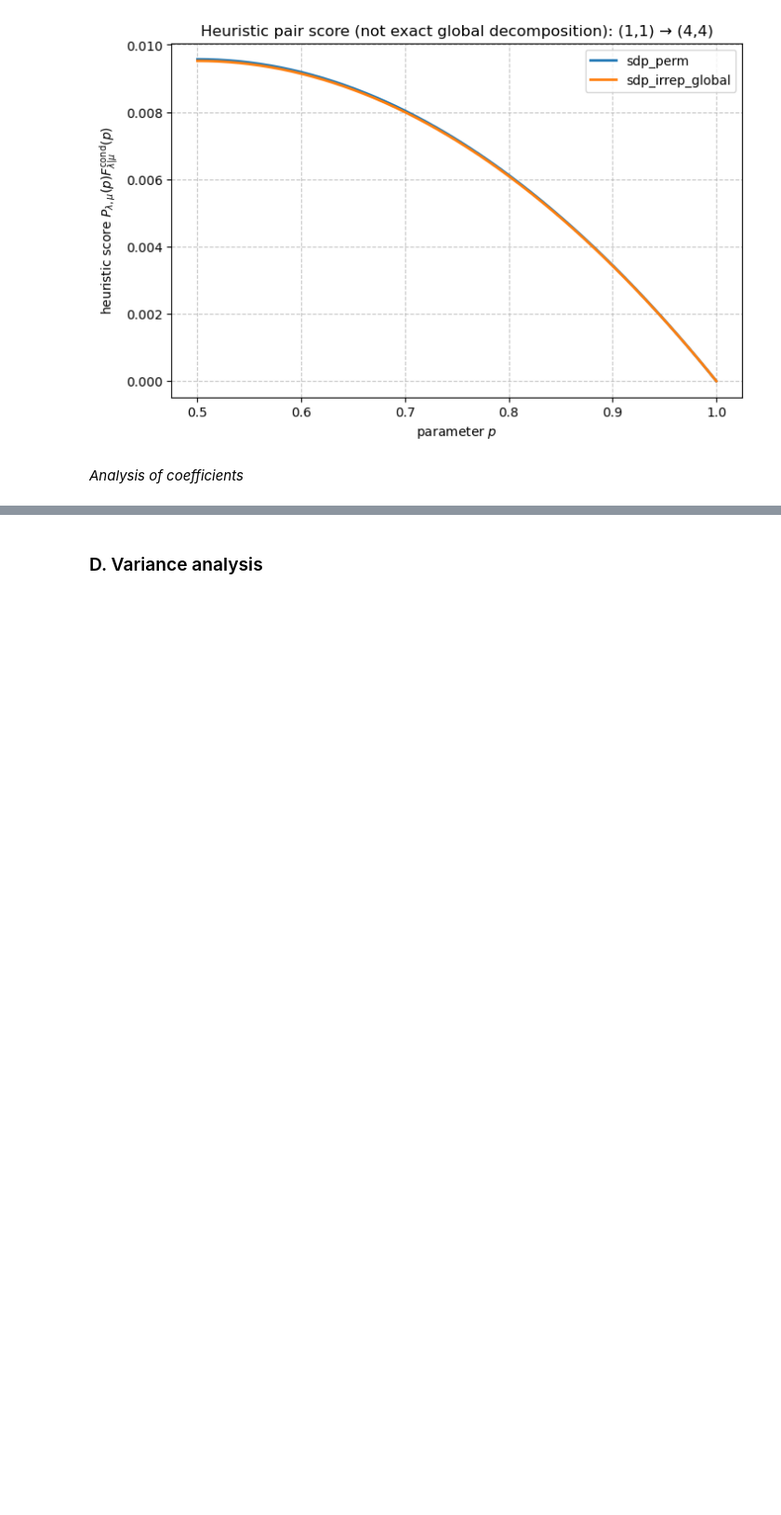
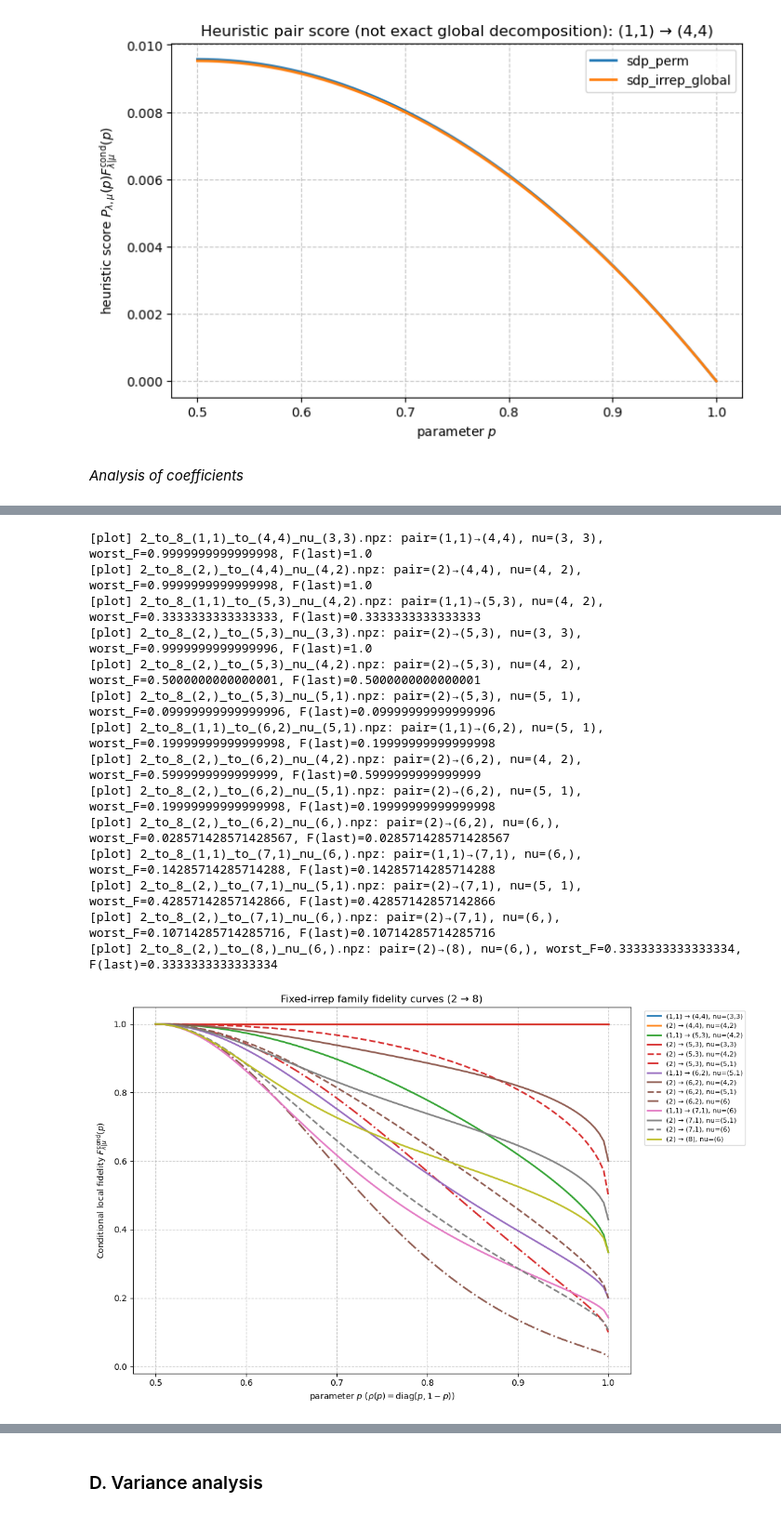
Before and after one commit to webb-c/find-optimal-cloner, a Jupyter notebook: show_data.ipynb, the cells around one changed output, grey strips where cells are left out. Shown at 93% size. Saved outputs shown, nothing was run; the diff lists cells and outputs as text; code cells hidden in the pictures; blank space fills up the shorter version.

```diff
--- a/show_data.ipynb
+++ b/show_data.ipynb
@@ -1323,0 +1625,23 @@ Same up to complex scale        : 0
+# %%
+plot_fixed_irrep_family_fidelities(
+    n_in=2,
+    n_out=8,
+    folder="data/fixed_irrep",
+    n_grid=101,
+)
+# %% [output]
+[plot] 2_to_8_(1,1)_to_(4,4)_nu_(3,3).npz: pair=(1,1)→(4,4), nu=(3, 3), worst_F=0.9999999999999998, F(last)=1.0
+[plot] 2_to_8_(2,)_to_(4,4)_nu_(4,2).npz: pair=(2)→(4,4), nu=(4, 2), worst_F=0.9999999999999998, F(last)=1.0
+[plot] 2_to_8_(1,1)_to_(5,3)_nu_(4,2).npz: pair=(1,1)→(5,3), nu=(4, 2), worst_F=0.3333333333333333, F(last)=0.3333333333333333
+[plot] 2_to_8_(2,)_to_(5,3)_nu_(3,3).npz: pair=(2)→(5,3), nu=(3, 3), worst_F=0.9999999999999996, F(last)=1.0
+[plot] 2_to_8_(2,)_to_(5,3)_nu_(4,2).npz: pair=(2)→(5,3), nu=(4, 2), worst_F=0.5000000000000001, F(last)=0.5000000000000001
+[plot] 2_to_8_(2,)_to_(5,3)_nu_(5,1).npz: pair=(2)→(5,3), nu=(5, 1), worst_F=0.09999999999999996, F(last)=0.09999999999999996
+[plot] 2_to_8_(1,1)_to_(6,2)_nu_(5,1).npz: pair=(1,1)→(6,2), nu=(5, 1), worst_F=0.19999999999999998, F(last)=0.19999999999999998
+[plot] 2_to_8_(2,)_to_(6,2)_nu_(4,2).npz: pair=(2)→(6,2), nu=(4, 2), worst_F=0.5999999999999999, F(last)=0.5999999999999999
+[plot] 2_to_8_(2,)_to_(6,2)_nu_(5,1).npz: pair=(2)→(6,2), nu=(5, 1), worst_F=0.19999999999999998, F(last)=0.19999999999999998
+[plot] 2_to_8_(2,)_to_(6,2)_nu_(6,).npz: pair=(2)→(6,2), nu=(6,), worst_F=0.028571428571428567, F(last)=0.028571428571428567
+[plot] 2_to_8_(1,1)_to_(7,1)_nu_(6,).npz: pair=(1,1)→(7,1), nu=(6,), worst_F=0.14285714285714288, F(last)=0.14285714285714288
+[plot] 2_to_8_(2,)_to_(7,1)_nu_(5,1).npz: pair=(2)→(7,1), nu=(5, 1), worst_F=0.42857142857142866, F(last)=0.42857142857142866
+[plot] 2_to_8_(2,)_to_(7,1)_nu_(6,).npz: pair=(2)→(7,1), nu=(6,), worst_F=0.10714285714285716, F(last)=0.10714285714285716
+[plot] 2_to_8_(2,)_to_(8,)_nu_(6,).npz: pair=(2)→(8), nu=(6,), worst_F=0.3333333333333334, F(last)=0.3333333333333334
+[figure, added]
```
Also changed, not shown: parts of 7 cells of this notebook, 3 other files.
